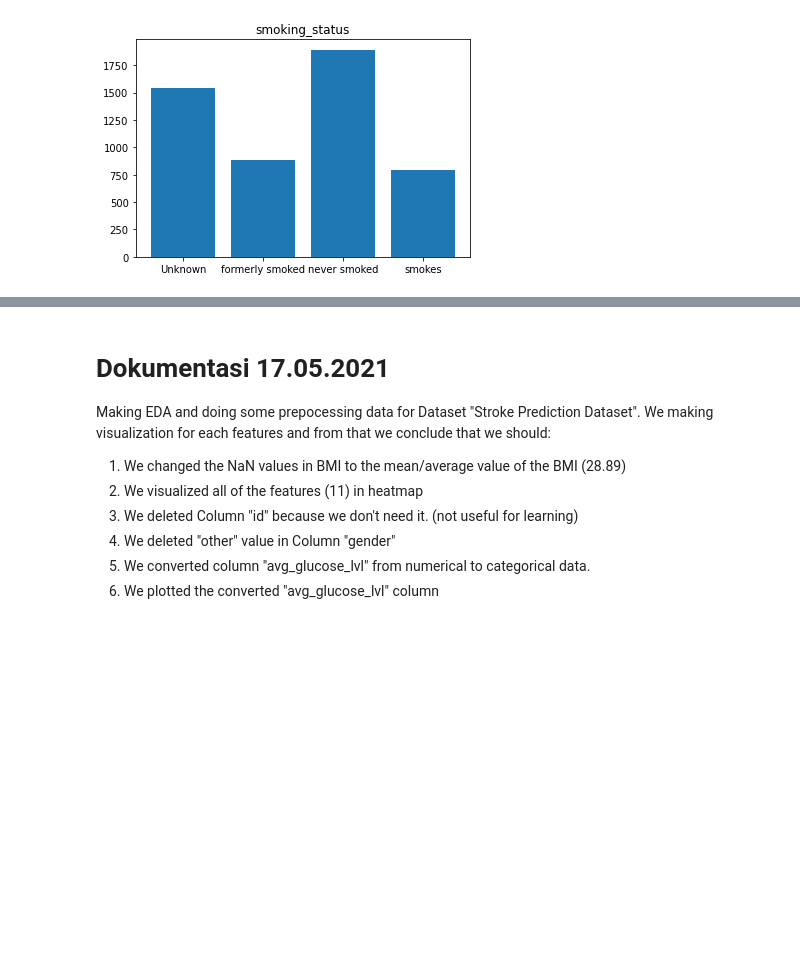
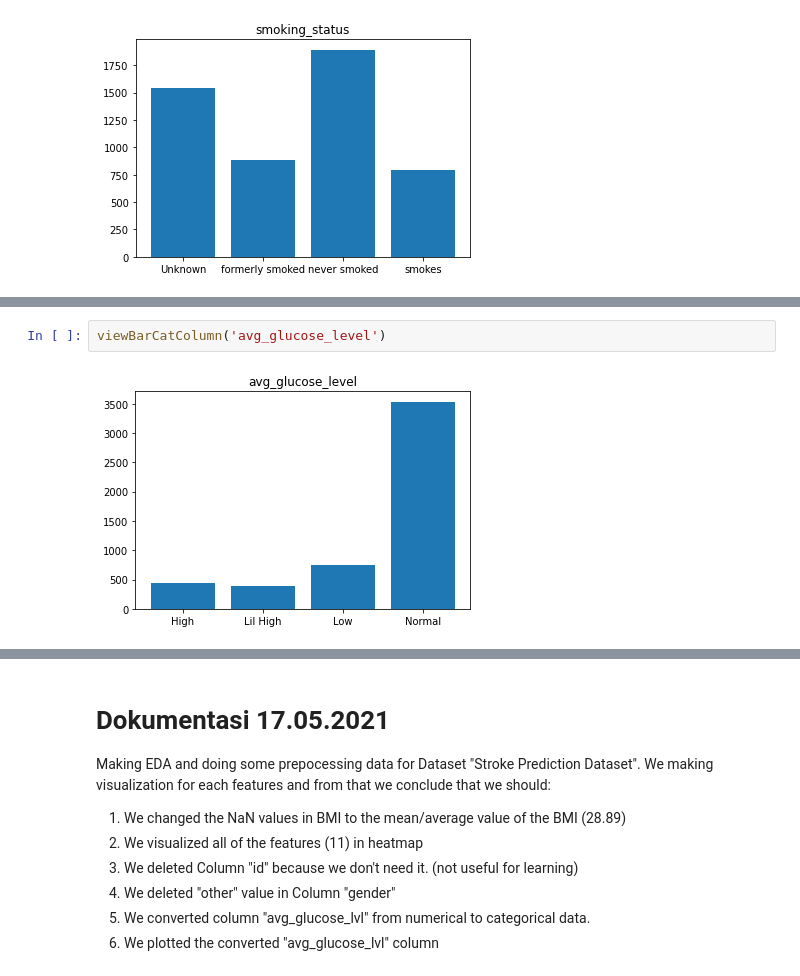
Before and after one commit to mraihanfs/strokePrediction, a Jupyter notebook: Capstone Project .ipynb, the cells around one changed output, grey strips where cells are left out. Saved outputs shown, nothing was run; the diff lists cells and outputs as text; blank space fills up the shorter version.

```diff
--- a/Capstone Project .ipynb
+++ b/Capstone Project .ipynb
@@ -333,0 +283,4 @@ plt.show()
+# %%
+viewBarCatColumn('avg_glucose_level')
+# %% [output]
+[figure, added]
```
Also changed, not shown: parts of 18 cells of this notebook, 1 other file.
